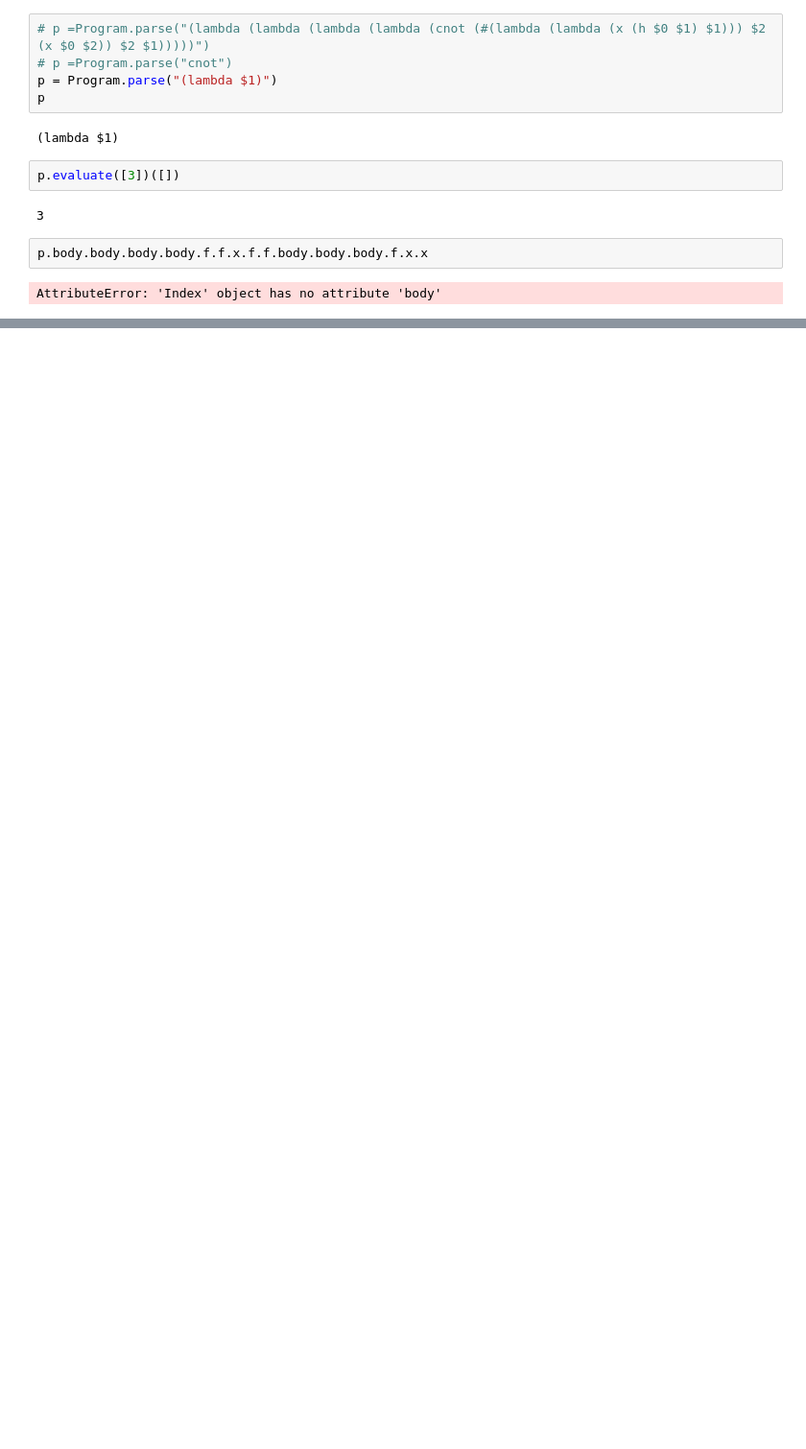
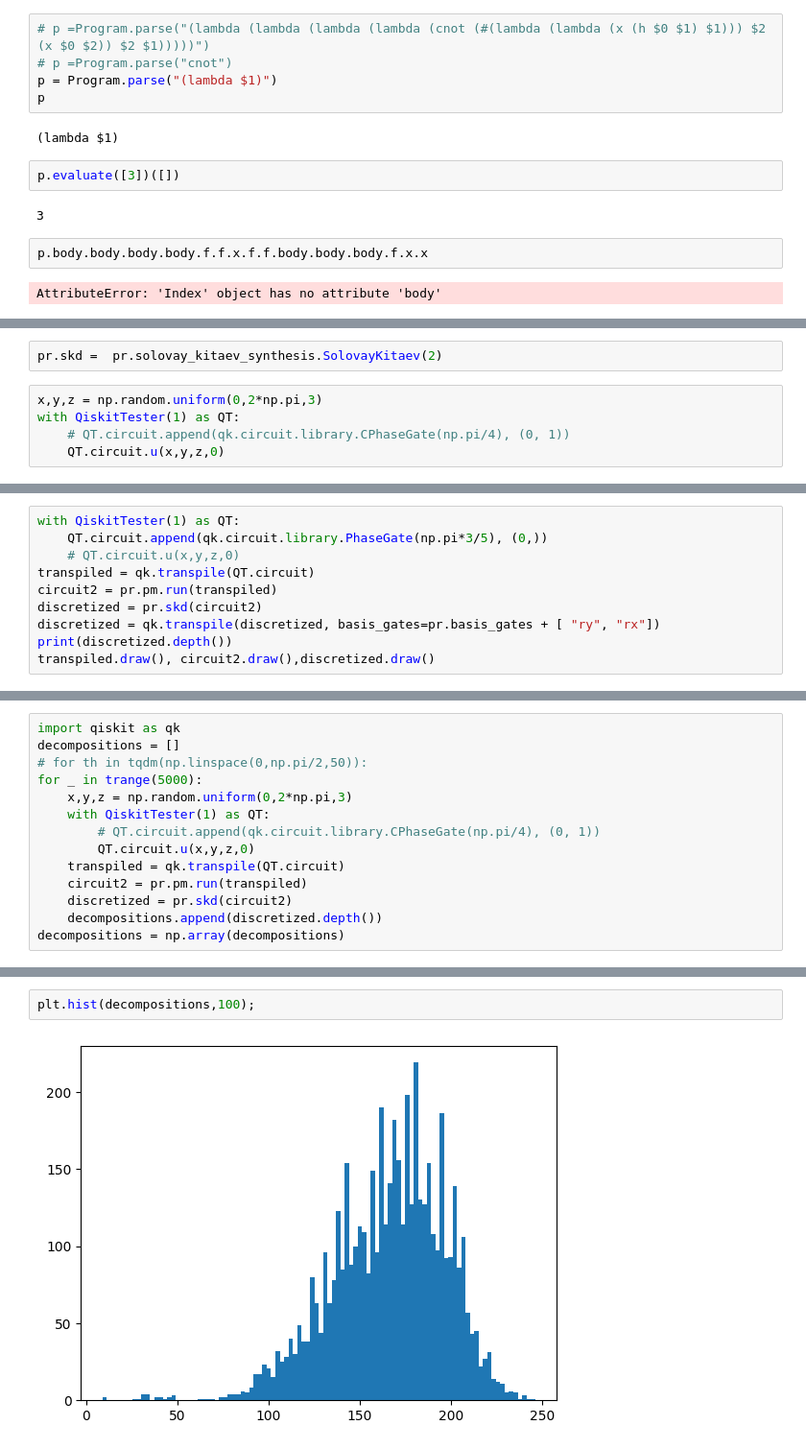
Before and after one commit to lsarra/ground-state-discovery, a Jupyter notebook: rl_nb.ipynb, the cells around one changed output, grey strips where cells are left out. Shown at 96% size. Drawn from its saved outputs; the diff is of its cells as text; blank space fills up the shorter version.

Commit message:
decomposition checkpoint

```diff
--- a/rl_nb.ipynb
+++ b/rl_nb.ipynb
@@ -266,0 +287,7 @@ NameError: name 'ee' is not defined
+# %%
+pr.skd =  pr.solovay_kitaev_synthesis.SolovayKitaev(2)
+# %%
+x,y,z = np.random.uniform(0,2*np.pi,3)
+with QiskitTester(1) as QT:
+    # QT.circuit.append(qk.circuit.library.CPhaseGate(np.pi/4), (0, 1))
+    QT.circuit.u(x,y,z,0)
@@ -266,0 +299,10 @@ NameError: name 'ee' is not defined
+# %%
+with QiskitTester(1) as QT:
+    QT.circuit.append(qk.circuit.library.PhaseGate(np.pi*3/5), (0,))
+    # QT.circuit.u(x,y,z,0)
+transpiled = qk.transpile(QT.circuit)
+circuit2 = pr.pm.run(transpiled)
+discretized = pr.skd(circuit2)
+discretized = qk.transpile(discretized, basis_gates=pr.basis_gates + [ "ry", "rx"])
+print(discretized.depth())
+transpiled.draw(), circuit2.draw(),discretized.draw()
@@ -266,0 +322,14 @@ NameError: name 'ee' is not defined
+# %%
+import qiskit as qk
+decompositions = []
+# for th in tqdm(np.linspace(0,np.pi/2,50)):
+for _ in trange(5000):
+    x,y,z = np.random.uniform(0,2*np.pi,3)
+    with QiskitTester(1) as QT:
+        # QT.circuit.append(qk.circuit.library.CPhaseGate(np.pi/4), (0, 1))
+        QT.circuit.u(x,y,z,0)
+    transpiled = qk.transpile(QT.circuit)
+    circuit2 = pr.pm.run(transpiled)
+    discretized = pr.skd(circuit2)
+    decompositions.append(discretized.depth())
+decompositions = np.array(decompositions)
@@ -266,0 +463,4 @@ NameError: name 'ee' is not defined
+# %%
+plt.hist(decompositions,100);
+# %% [output]
+[figure, added]
```
Also changed, not shown: parts of 24 cells of this notebook, 16 other files.
